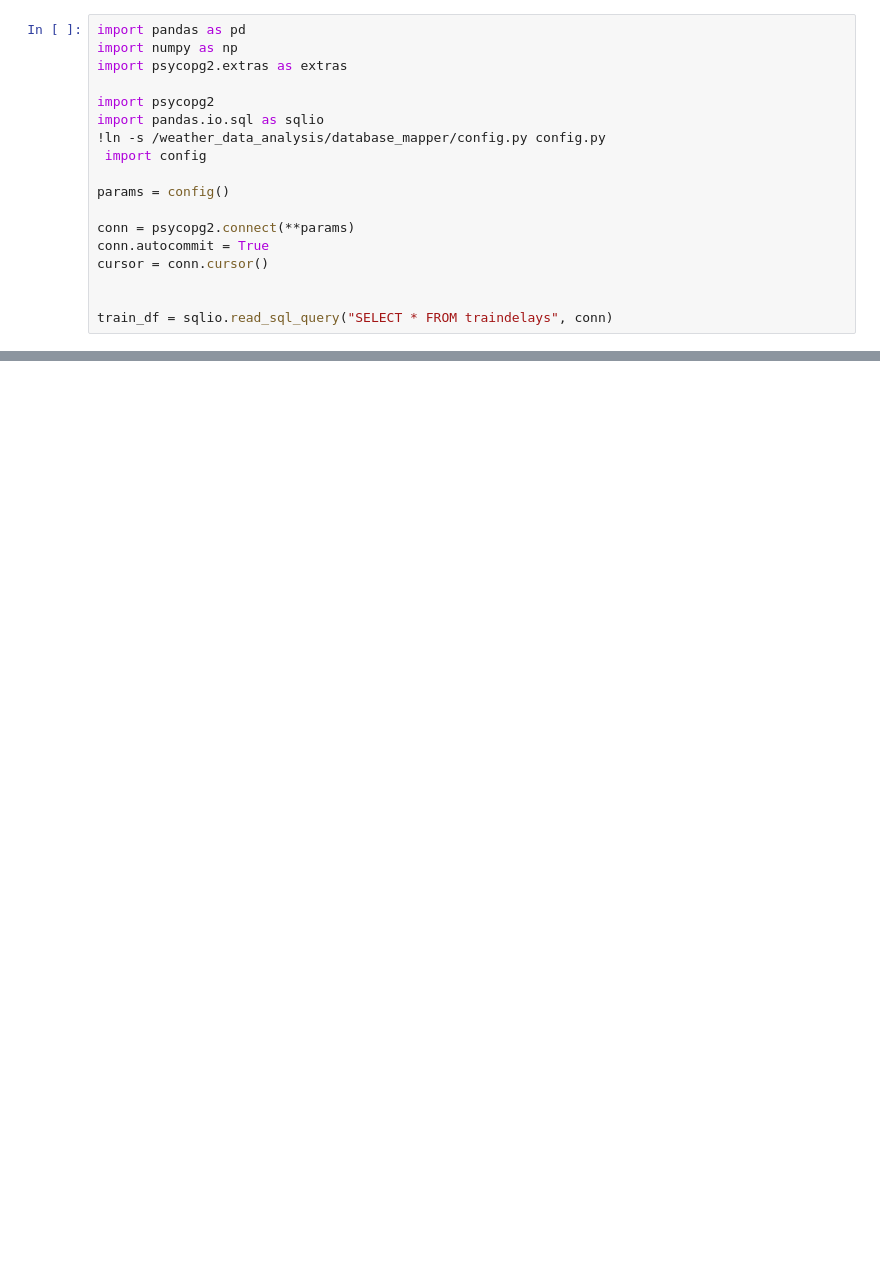
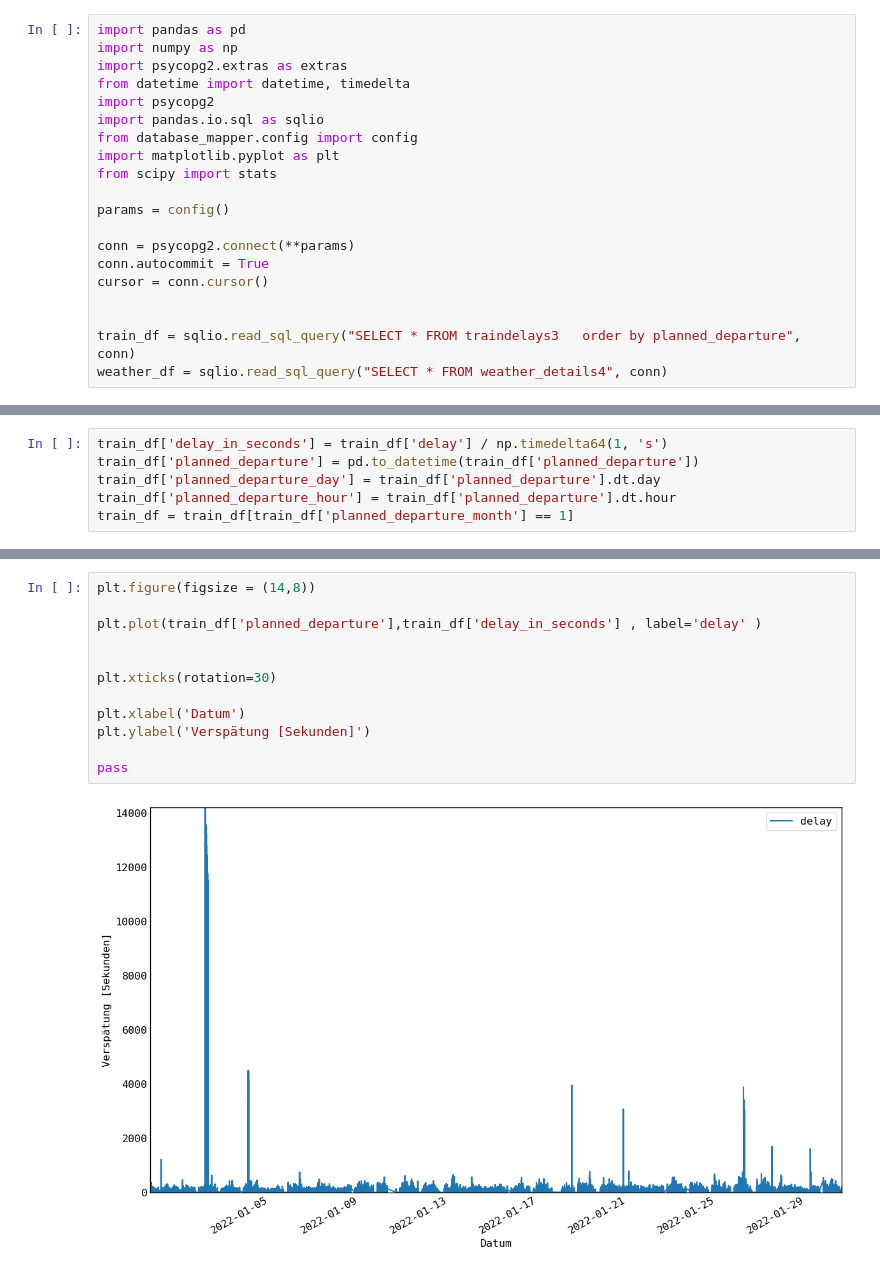
Before and after one commit to rebecca-gartner/weather_data_analysis, a Jupyter notebook: traindelay_analysis.ipynb, the cells around one changed output, grey strips where cells are left out. Cells and saved outputs as stored; diff of their text form; blank space fills up the shorter version.

Commit message:
current traindelay analysis

```diff
--- a/traindelay_analysis.ipynb
+++ b/traindelay_analysis.ipynb
@@ -2,11 +2,12 @@
 import pandas as pd
 import numpy as np
 import psycopg2.extras as extras
-
+from datetime import datetime, timedelta
 import psycopg2
 import pandas.io.sql as sqlio
-!ln -s /weather_data_analysis/database_mapper/config.py config.py
- import config
+from database_mapper.config import config
+import matplotlib.pyplot as plt
+from scipy import stats
 
 params = config()
 
@@ -15,4 +16,5 @@ conn.autocommit = True
 cursor = conn.cursor()
 
 
-train_df = sqlio.read_sql_query("SELECT * FROM traindelays", conn)
+train_df = sqlio.read_sql_query("SELECT * FROM traindelays3   order by planned_departure", conn)
+weather_df = sqlio.read_sql_query("SELECT * FROM weather_details4", conn)
@@ -20,0 +21,6 @@ ModuleNotFoundError: No module named 'database_mapper'
+# %%
+train_df['delay_in_seconds'] = train_df['delay'] / np.timedelta64(1, 's')
+train_df['planned_departure'] = pd.to_datetime(train_df['planned_departure'])
+train_df['planned_departure_day'] = train_df['planned_departure'].dt.day
+train_df['planned_departure_hour'] = train_df['planned_departure'].dt.hour
+train_df = train_df[train_df['planned_departure_month'] == 1]
@@ -20,0 +29,14 @@ ModuleNotFoundError: No module named 'database_mapper'
+# %%
+plt.figure(figsize = (14,8))
+
+plt.plot(train_df['planned_departure'],train_df['delay_in_seconds'] , label='delay' )
+
+
+plt.xticks(rotation=30)
+
+plt.xlabel('Datum')
+plt.ylabel('Verspätung [Sekunden]')
+
+pass
+# %% [output]
+[figure, added]
```
Also changed, not shown: parts of 16 cells of this notebook.
